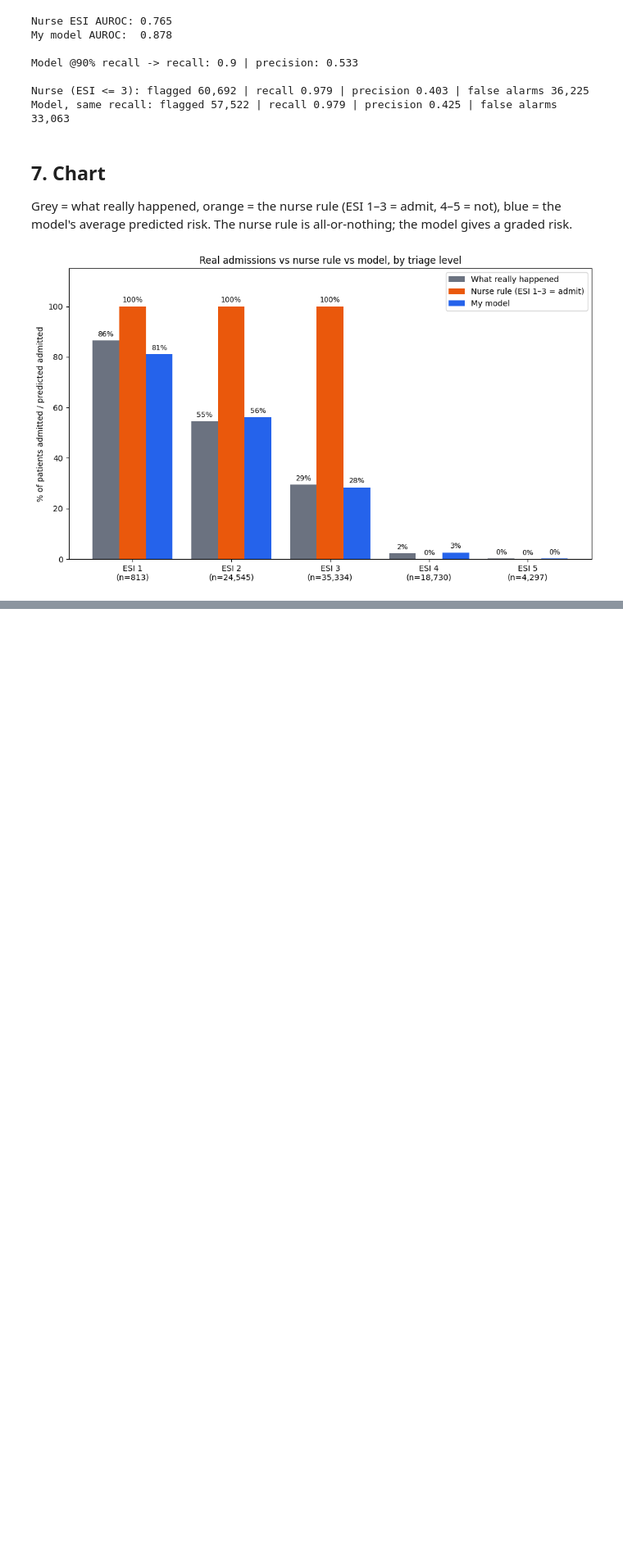
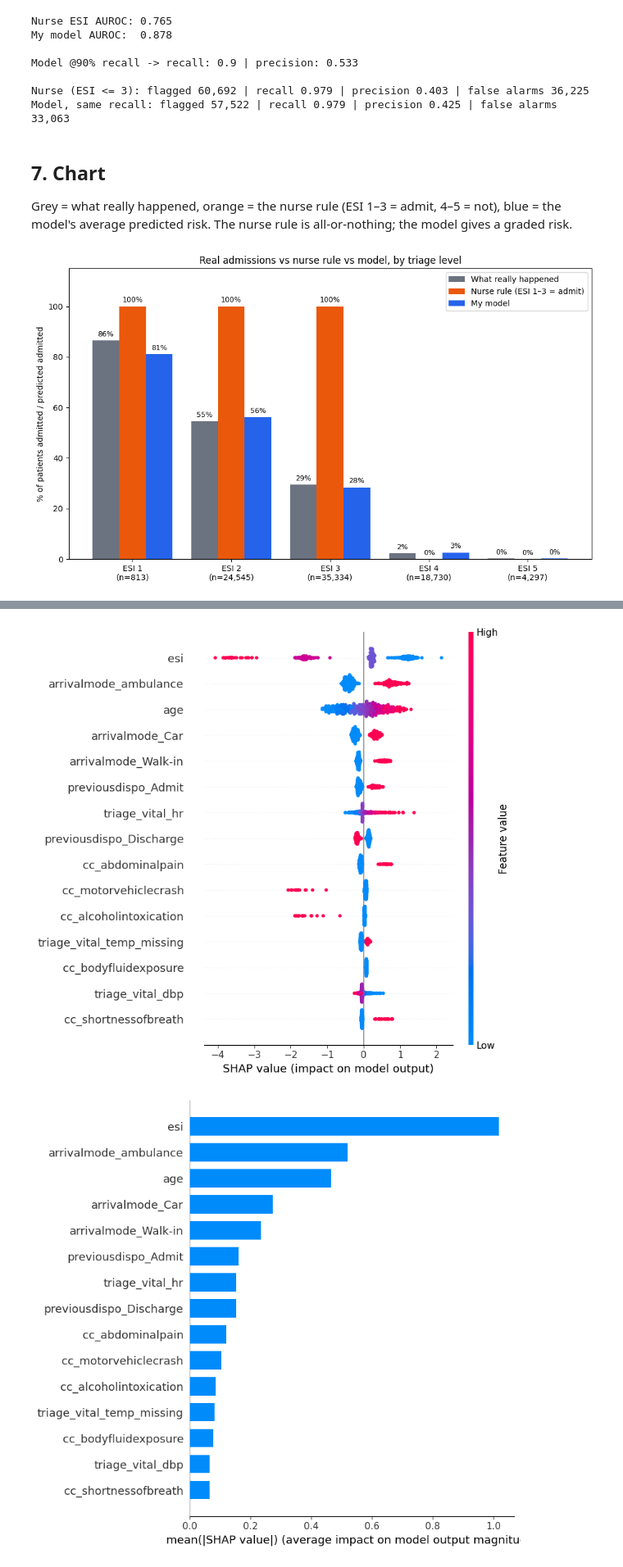
Before and after one commit to ZaramNelo/Predictive-ER-Admission-Engine, a Jupyter notebook: notebooks/04_pytorch_model.ipynb, the cells around one changed output, grey strips where cells are left out. Shown at 82% size. Drawn from its saved outputs; the diff is of its cells as text; code cells hidden in the pictures; blank space fills up the shorter version.

Commit message:
Edited notebook_4 and added SHAP

```diff
--- a/notebooks/04_pytorch_model.ipynb
+++ b/notebooks/04_pytorch_model.ipynb
@@ -186,0 +196,30 @@ plt.show()
+# %%
+!pip install shap -q
+
+import shap
+
+background = Xt_tr[torch.randperm(len(Xt_tr))[:100]]      # 100 training patients as the "typical" reference
+sample = Xt_te[:500]                                       # explain 500 test patients
+
+try:
+    explainer = shap.DeepExplainer(model, background)
+    sv = explainer.shap_values(sample)
+except Exception:
+    explainer = shap.GradientExplainer(model, background)
+    sv = explainer.shap_values(sample)
+sv = np.array(sv).reshape(len(sample), -1)
+
+names = list(X_num.columns)
+
+# Beeswarm: direction of each feature's effect
+shap.summary_plot(sv, sample.numpy(), feature_names=names, max_display=15, show=False)
+plt.savefig("shap_pytorch_summary.png", dpi=150, bbox_inches="tight")
+plt.show()
+
+# Bar: overall importance ranking
+shap.summary_plot(sv, sample.numpy(), feature_names=names, plot_type="bar", max_display=15, show=False)
+plt.savefig("shap_bar.png", dpi=150, bbox_inches="tight")
+plt.show()
+# %% [output]
+[figure, added]
+[figure, added]
```
Also changed, not shown: parts of 4 cells of this notebook.
